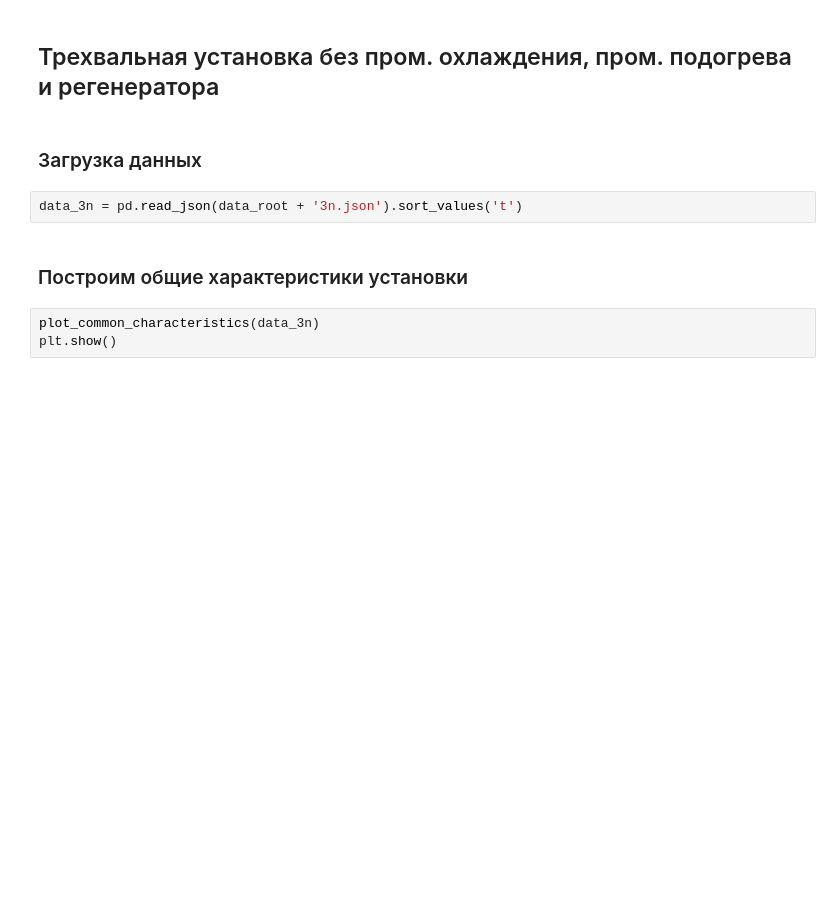
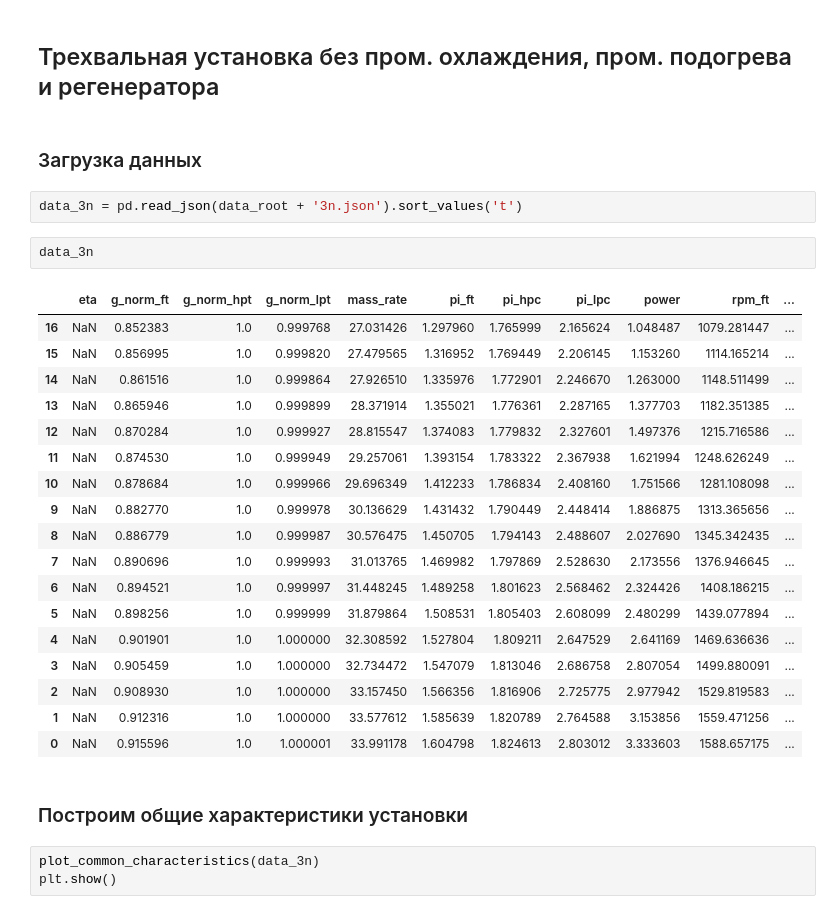
Before and after one commit to Sovianum/cooling-course-project, a Jupyter notebook: notebooks/article/Characteristics.ipynb, the cells around one changed output. Saved outputs shown, nothing was run; the diff lists cells and outputs as text; blank space fills up the shorter version.

```diff
--- a/notebooks/article/Characteristics.ipynb
+++ b/notebooks/article/Characteristics.ipynb
@@ -127,6 +148,27 @@ plt.show()
 ### Загрузка данных
 # %%
 data_3n = pd.read_json(data_root + '3n.json').sort_values('t')
+# %%
+data_3n
+# %% [output]
+|  | eta | g_norm_ft | g_norm_hpt | g_norm_lpt | mass_rate | pi_ft | pi_hpc | pi_lpc | power | rpm_ft | ... |
+| 16 | NaN | 0.852383 | 1.0 | 0.999768 | 27.031426 | 1.297960 | 1.765999 | 2.165624 | 1.048487 | 1079.281447 | ... |
+| 15 | NaN | 0.856995 | 1.0 | 0.999820 | 27.479565 | 1.316952 | 1.769449 | 2.206145 | 1.153260 | 1114.165214 | ... |
+| 14 | NaN | 0.861516 | 1.0 | 0.999864 | 27.926510 | 1.335976 | 1.772901 | 2.246670 | 1.263000 | 1148.511499 | ... |
+| 13 | NaN | 0.865946 | 1.0 | 0.999899 | 28.371914 | 1.355021 | 1.776361 | 2.287165 | 1.377703 | 1182.351385 | ... |
+| 12 | NaN | 0.870284 | 1.0 | 0.999927 | 28.815547 | 1.374083 | 1.779832 | 2.327601 | 1.497376 | 1215.716586 | ... |
+| 11 | NaN | 0.874530 | 1.0 | 0.999949 | 29.257061 | 1.393154 | 1.783322 | 2.367938 | 1.621994 | 1248.626249 | ... |
+| 10 | NaN | 0.878684 | 1.0 | 0.999966 | 29.696349 | 1.412233 | 1.786834 | 2.408160 | 1.751566 | 1281.108098 | ... |
+| 9 | NaN | 0.882770 | 1.0 | 0.999978 | 30.136629 | 1.431432 | 1.790449 | 2.448414 | 1.886875 | 1313.365656 | ... |
+| 8 | NaN | 0.886779 | 1.0 | 0.999987 | 30.576475 | 1.450705 | 1.794143 | 2.488607 | 2.027690 | 1345.342435 | ... |
+| 7 | NaN | 0.890696 | 1.0 | 0.999993 | 31.013765 | 1.469982 | 1.797869 | 2.528630 | 2.173556 | 1376.946645 | ... |
+| 6 | NaN | 0.894521 | 1.0 | 0.999997 | 31.448245 | 1.489258 | 1.801623 | 2.568462 | 2.324426 | 1408.186215 | ... |
+| 5 | NaN | 0.898256 | 1.0 | 0.999999 | 31.879864 | 1.508531 | 1.805403 | 2.608099 | 2.480299 | 1439.077894 | ... |
+| 4 | NaN | 0.901901 | 1.0 | 1.000000 | 32.308592 | 1.527804 | 1.809211 | 2.647529 | 2.641169 | 1469.636636 | ... |
+| 3 | NaN | 0.905459 | 1.0 | 1.000000 | 32.734472 | 1.547079 | 1.813046 | 2.686758 | 2.807054 | 1499.880091 | ... |
+| 2 | NaN | 0.908930 | 1.0 | 1.000000 | 33.157450 | 1.566356 | 1.816906 | 2.725775 | 2.977942 | 1529.819583 | ... |
+| 1 | NaN | 0.912316 | 1.0 | 1.000000 | 33.577612 | 1.585639 | 1.820789 | 2.764588 | 3.153856 | 1559.471256 | ... |
+| 0 | NaN | 0.915596 | 1.0 | 1.000001 | 33.991178 | 1.604798 | 1.824613 | 2.803012 | 3.333603 | 1588.657175 | ... |
 # %% [markdown]
 ### Построим общие характеристики установки
 # %%
```
Also changed, not shown: parts of 6 cells of this notebook, 10 other files.
